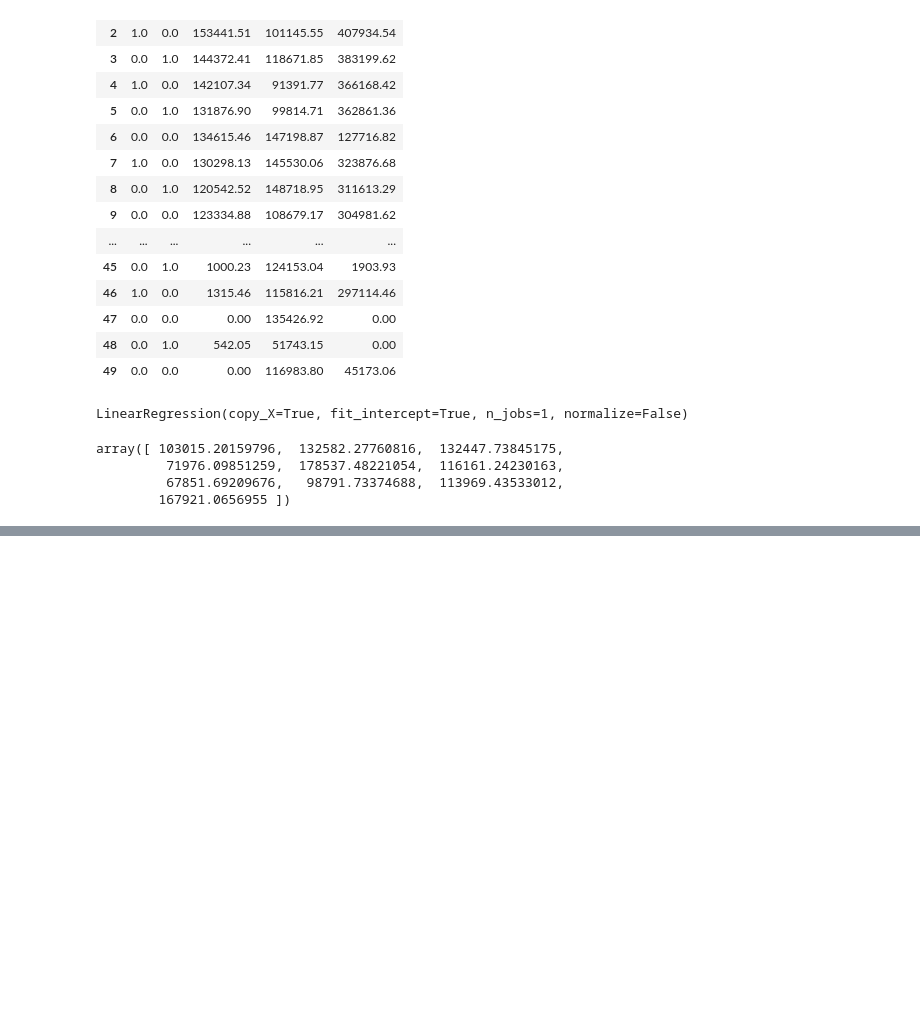
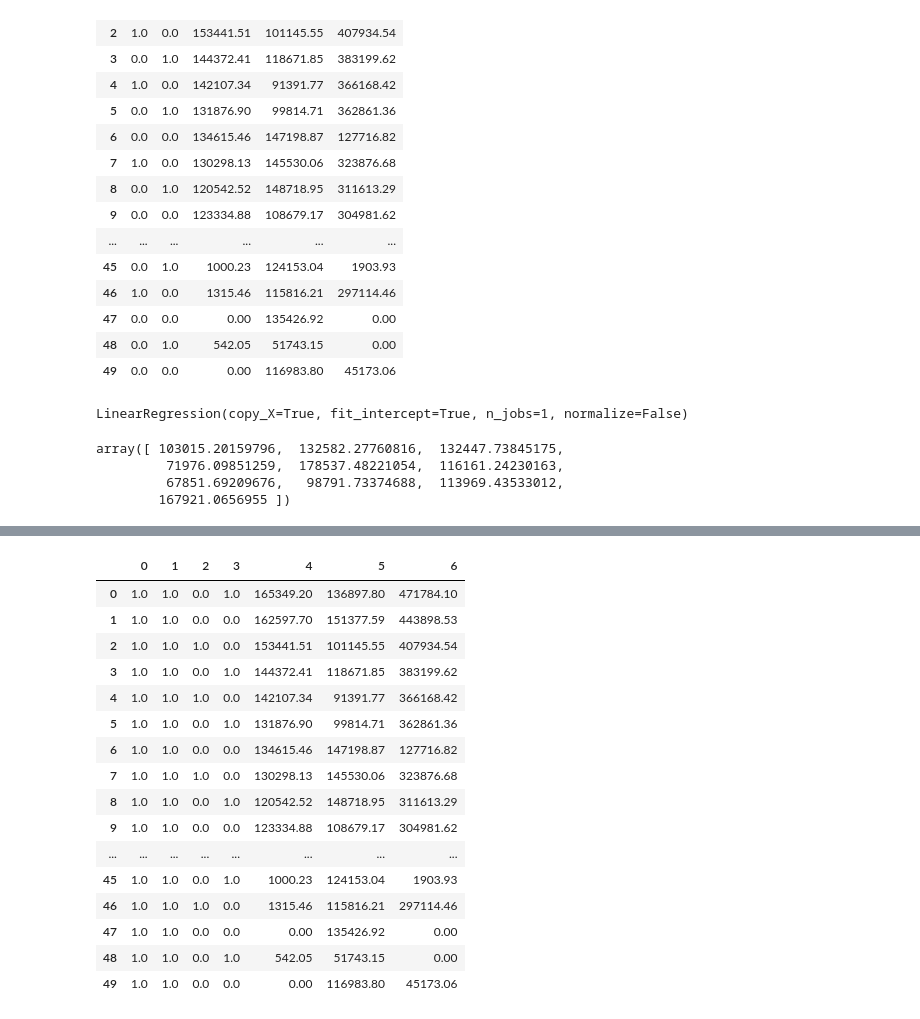
Before and after one commit to anishmahapatra/recommendationlearning1, a Jupyter notebook: datascience/Jupyter Notebook programs ipynb/c3 MultipleLinearRegression .ipynb, the cells around one changed output, grey strips where cells are left out. Drawn from its saved outputs; the diff is of its cells as text; code cells hidden in the pictures; blank space fills up the shorter version.

```diff
--- a/datascience/Jupyter Notebook programs ipynb/c3 MultipleLinearRegression .ipynb
+++ b/datascience/Jupyter Notebook programs ipynb/c3 MultipleLinearRegression .ipynb
@@ -110,0 +132,21 @@ array([ 103282.38,  144259.4 ,  146121.95,   77798.83,  191050.39,
+# %%
+X = np.append(arr = np.ones((50,1)).astype(int), values = X, axis = 1 )
+pd.DataFrame(X)
+# %% [output]
+|  | 0 | 1 | 2 | 3 | 4 | 5 | 6 |
+| 0 | 1.0 | 1.0 | 0.0 | 1.0 | 165349.20 | 136897.80 | 471784.10 |
+| 1 | 1.0 | 1.0 | 0.0 | 0.0 | 162597.70 | 151377.59 | 443898.53 |
+| 2 | 1.0 | 1.0 | 1.0 | 0.0 | 153441.51 | 101145.55 | 407934.54 |
+| 3 | 1.0 | 1.0 | 0.0 | 1.0 | 144372.41 | 118671.85 | 383199.62 |
+| 4 | 1.0 | 1.0 | 1.0 | 0.0 | 142107.34 | 91391.77 | 366168.42 |
+| 5 | 1.0 | 1.0 | 0.0 | 1.0 | 131876.90 | 99814.71 | 362861.36 |
+| 6 | 1.0 | 1.0 | 0.0 | 0.0 | 134615.46 | 147198.87 | 127716.82 |
+| 7 | 1.0 | 1.0 | 1.0 | 0.0 | 130298.13 | 145530.06 | 323876.68 |
+| 8 | 1.0 | 1.0 | 0.0 | 1.0 | 120542.52 | 148718.95 | 311613.29 |
+| 9 | 1.0 | 1.0 | 0.0 | 0.0 | 123334.88 | 108679.17 | 304981.62 |
+| ... | ... | ... | ... | ... | ... | ... | ... |
+| 45 | 1.0 | 1.0 | 0.0 | 1.0 | 1000.23 | 124153.04 | 1903.93 |
+| 46 | 1.0 | 1.0 | 1.0 | 0.0 | 1315.46 | 115816.21 | 297114.46 |
+| 47 | 1.0 | 1.0 | 0.0 | 0.0 | 0.00 | 135426.92 | 0.00 |
+| 48 | 1.0 | 1.0 | 0.0 | 1.0 | 542.05 | 51743.15 | 0.00 |
+| 49 | 1.0 | 1.0 | 0.0 | 0.0 | 0.00 | 116983.80 | 45173.06 |
```
Also changed, not shown: parts of 8 cells of this notebook, 1 other file.
